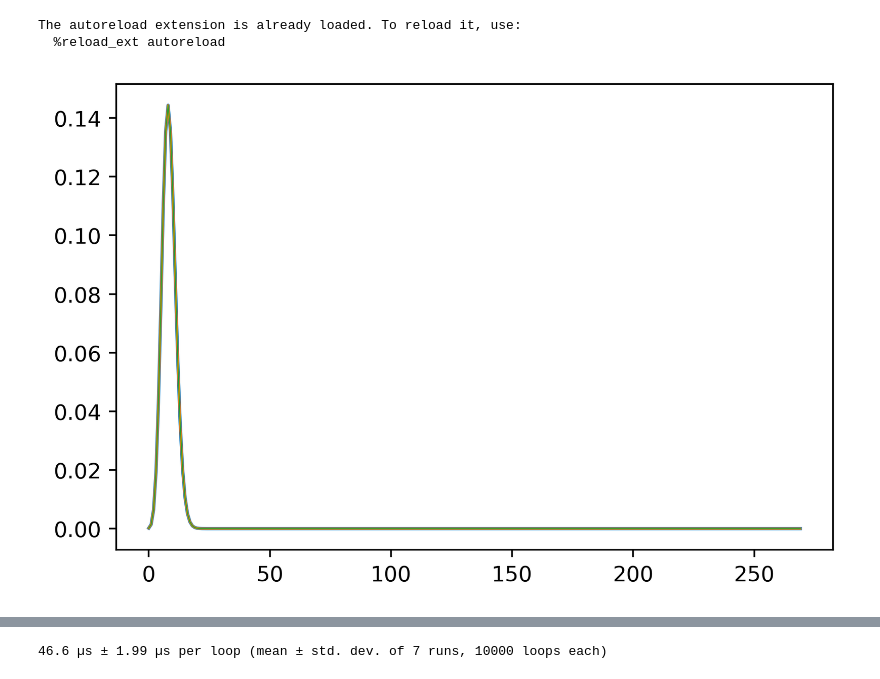
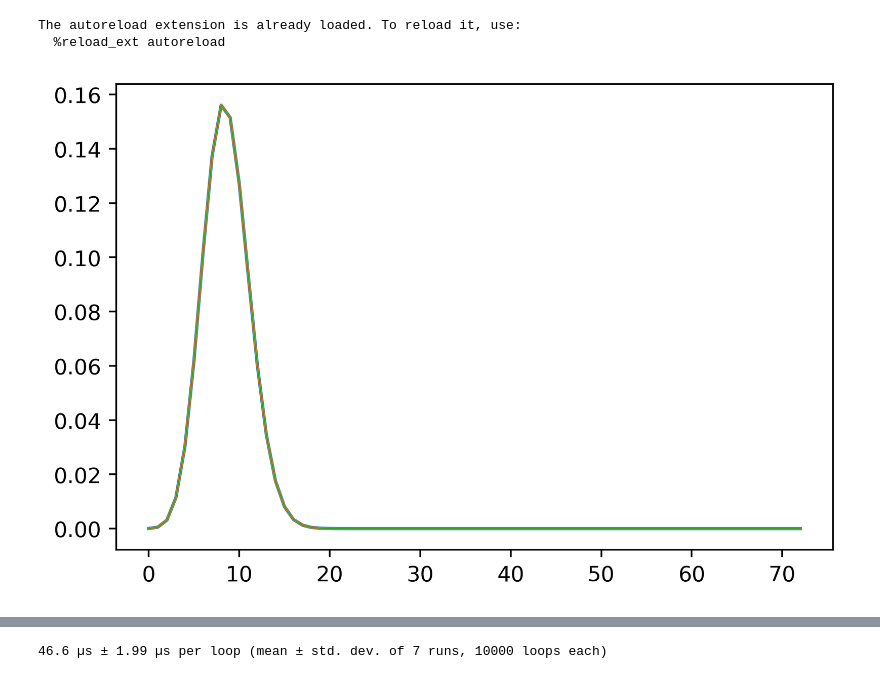
Before and after one commit to gaiaverse/Gaia-EDR3-selection-function, a Jupyter notebook: Python/AcrossTimeAndSpace.ipynb, the cells around one changed output, grey strips where cells are left out. Cells and saved outputs as stored; diff of their text form; code cells hidden in the pictures.

```diff
--- a/Python/AcrossTimeAndSpace.ipynb
+++ b/Python/AcrossTimeAndSpace.ipynb
@@ -19,24 +19,24 @@ from poisson_binomial import poisson_binomial_pmf, poisson_binomial_pmf_forward,
 from poisson_binomial import poisson_binomial_lpmf_forward, poisson_binomial_lpmf_backward, poisson_binomial_sublpmf
 
 c=5
-if True:
+if False:
     k = 192
     n = 269
     p = np.zeros(n)
     p[:200] = 0.0065939
     p[200:] = 0.102494
-elif True:
+elif False:
     n = 100
     k = 80
     p = np.zeros(n)
     p = np.random.uniform(0,0.001,n)
-elif True:
+elif False:
     n = 114
     k = 81
     p = np.zeros(n)
     p[:36] = 0.669345
     p[36:] = 0.262181
-elif True:
+elif False:
     n = 113
     k = 69
     p = np.zeros(n)
@@ -69,31 +69,31 @@ plt.plot(pmf_backward[0],lw=0.5)
 subpmf = np.zeros((n,n))
 for i in range(n):
     poisson_binomial_subpmf(i,p,n,pmf_forward,pmf_backward,subpmf[:,i])
 #poisson_binomial_subpmf(k-1,p,n,pmf_forward,pmf_backward,subpmf[1])
 #poisson_binomial_subpmf(k,p,n,pmf_forward,pmf_backward,subpmf[2])
 
 subpmfexact = np.zeros((n,n))
 poisson_binomial_pmf(p[1:],n-1,subpmfexact[0,:])
 poisson_binomial_pmf(p[:-1],n-1,subpmfexact[-1,:])
 for i in range(1,n-1):
     poisson_binomial_pmf(np.concatenate([p[:i],p[i+1:]]),n-1,subpmfexact[i,:])
 
 assert np.allclose(pmf_forward[-1],pmf_original)
 assert np.allclose(pmf_backward[0],pmf_original)
 for m in range(n):
     assert np.allclose(subpmf[m],subpmfexact[m])
 
 lpmf_forward = np.zeros((n,n+1))
 poisson_binomial_lpmf_forward(p,n,lpmf_forward)
 assert np.allclose(pmf_forward[-1],np.exp(lpmf_forward[-1]))
 
 lpmf_backward = np.zeros((n,n+1))
 poisson_binomial_lpmf_backward(p,n,lpmf_backward)
 assert np.allclose(pmf_backward[0],np.exp(lpmf_backward[0]))
 
 sublpmf = np.zeros((n,n))
 for i in range(n):
     poisson_binomial_sublpmf(i,p,n,lpmf_forward,lpmf_backward,sublpmf[:,i])
 assert np.allclose(subpmf,np.exp(sublpmf))
 # %% [output]
-[figure, old version]
+[figure, new version]
```
Also changed, not shown: parts of 3 cells of this notebook.
